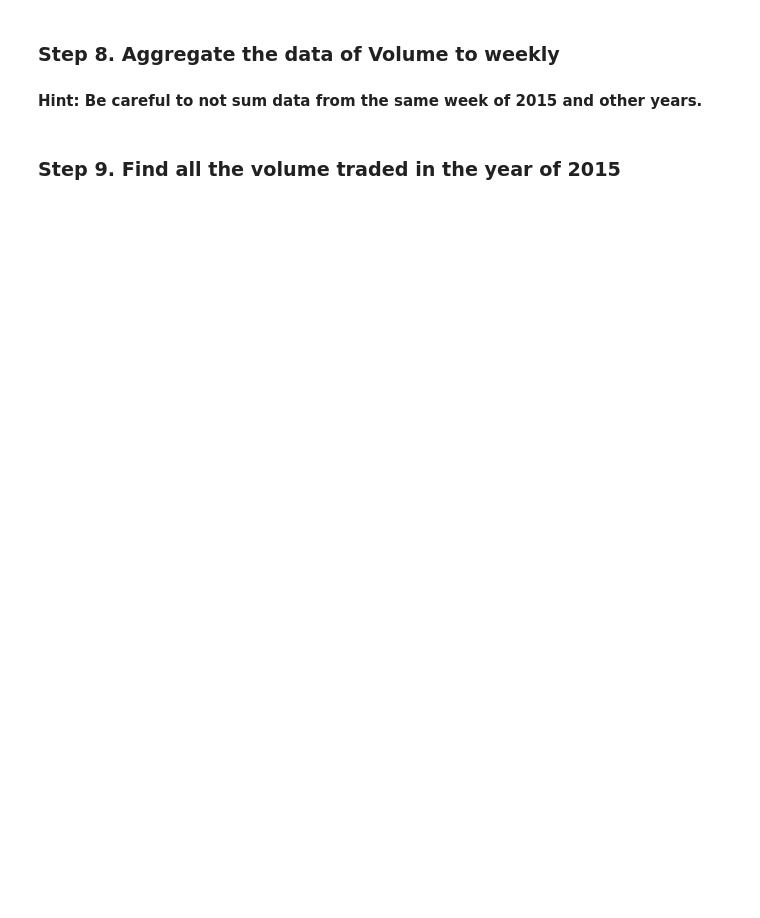
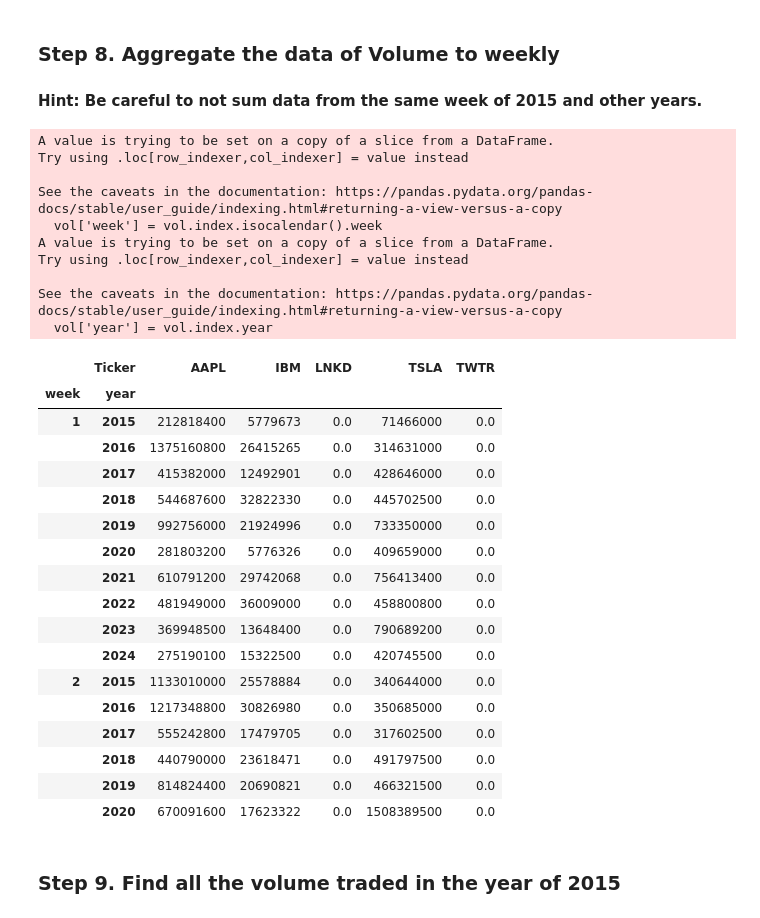
Before and after one commit to zinduaschool/pandasweeklyproject-BettyKagendo, a Jupyter notebook: 09_Time_Series/Getting_Financial_Data/Exercises.ipynb, the cells around one changed output. Saved outputs shown, nothing was run; the diff lists cells and outputs as text; code cells hidden in the pictures; blank space fills up the shorter version.

```diff
--- a/09_Time_Series/Getting_Financial_Data/Exercises.ipynb
+++ b/09_Time_Series/Getting_Financial_Data/Exercises.ipynb
@@ -40,2 +178,5 @@ ModuleNotFoundError: No module named 'pandas.io.data'
 # %% [markdown]
 ### Step 7. Good, now we know  the data avaiable. Create a dataFrame called vol, with the Volume values.
+# %%
+vol = stock_data['Volume']
+vol.head(-5)
@@ -42,5 +198,40 @@ ModuleNotFoundError: No module named 'pandas.io.data'
 # %% [markdown]
 ### Step 8. Aggregate the data of Volume to weekly
 #### Hint: Be careful to not sum data from the same week of 2015 and other years.
+# %%
+vol['week'] = vol.index.isocalendar().week
+vol['year'] = vol.index.year
+
+week = vol.groupby(['week', 'year']).sum()
+week.head(16)
+# %% [output]
+A value is trying to be set on a copy of a slice from a DataFrame.
+Try using .loc[row_indexer,col_indexer] = value instead
+
+See the caveats in the documentation: https://pandas.pydata.org/pandas-docs/stable/user_guide/indexing.html#returning-a-view-versus-a-copy
+  vol['week'] = vol.index.isocalendar().week
+A value is trying to be set on a copy of a slice from a DataFrame.
+Try using .loc[row_indexer,col_indexer] = value instead
+
+See the caveats in the documentation: https://pandas.pydata.org/pandas-docs/stable/user_guide/indexing.html#returning-a-view-versus-a-copy
+  vol['year'] = vol.index.year
+|  | Ticker | AAPL | IBM | LNKD | TSLA | TWTR |
+| week | year |  |  |  |  |  |
+| 1 | 2015 | 212818400 | 5779673 | 0.0 | 71466000 | 0.0 |
+|  | 2016 | 1375160800 | 26415265 | 0.0 | 314631000 | 0.0 |
+|  | 2017 | 415382000 | 12492901 | 0.0 | 428646000 | 0.0 |
+|  | 2018 | 544687600 | 32822330 | 0.0 | 445702500 | 0.0 |
+|  | 2019 | 992756000 | 21924996 | 0.0 | 733350000 | 0.0 |
+|  | 2020 | 281803200 | 5776326 | 0.0 | 409659000 | 0.0 |
+|  | 2021 | 610791200 | 29742068 | 0.0 | 756413400 | 0.0 |
+|  | 2022 | 481949000 | 36009000 | 0.0 | 458800800 | 0.0 |
+|  | 2023 | 369948500 | 13648400 | 0.0 | 790689200 | 0.0 |
+|  | 2024 | 275190100 | 15322500 | 0.0 | 420745500 | 0.0 |
+| 2 | 2015 | 1133010000 | 25578884 | 0.0 | 340644000 | 0.0 |
+|  | 2016 | 1217348800 | 30826980 | 0.0 | 350685000 | 0.0 |
+|  | 2017 | 555242800 | 17479705 | 0.0 | 317602500 | 0.0 |
+|  | 2018 | 440790000 | 23618471 | 0.0 | 491797500 | 0.0 |
+|  | 2019 | 814824400 | 20690821 | 0.0 | 466321500 | 0.0 |
+|  | 2020 | 670091600 | 17623322 | 0.0 | 1508389500 | 0.0 |
 # %% [markdown]
 ### Step 9. Find all the volume traded in the year of 2015
```
Also changed, not shown: parts of 14 cells of this notebook.
